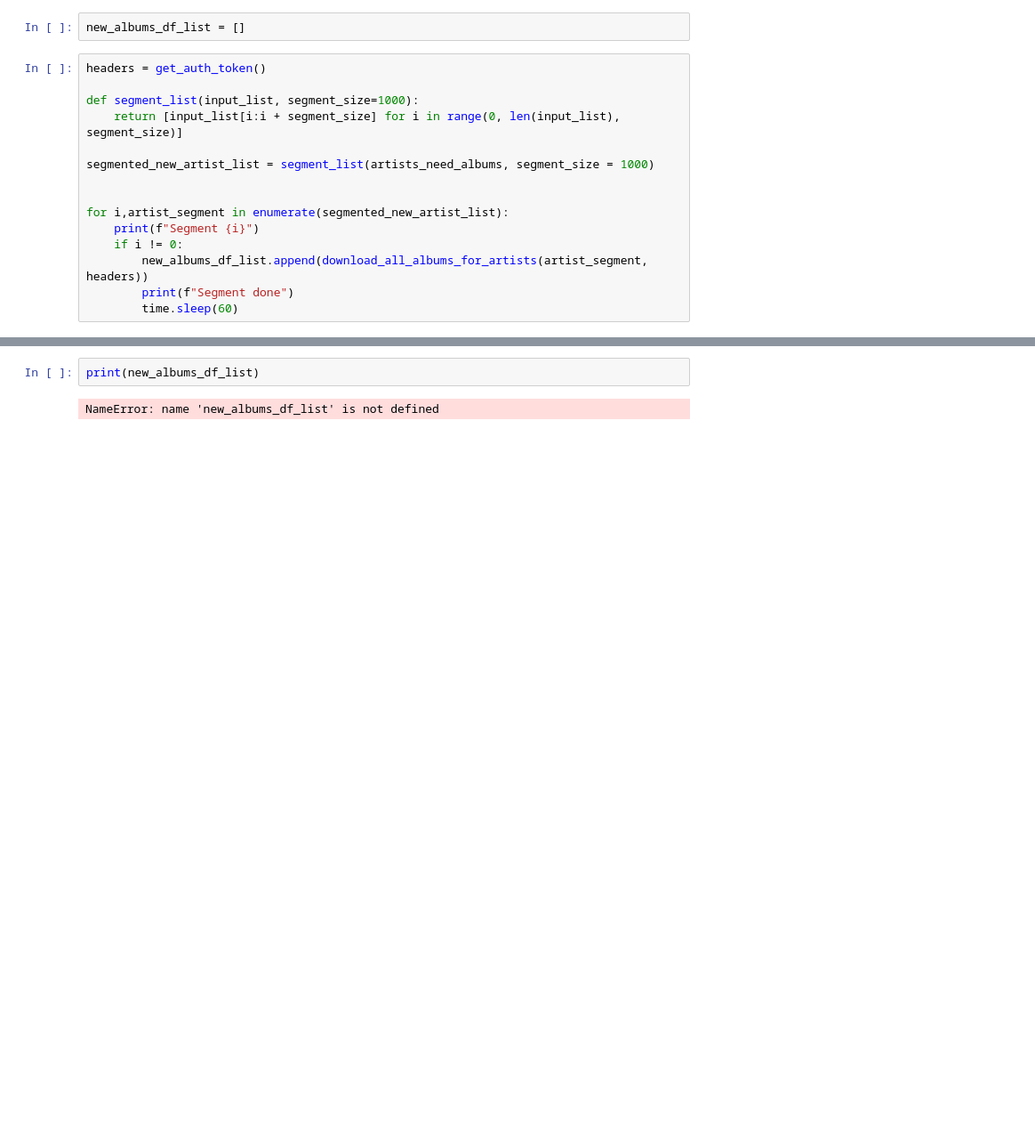
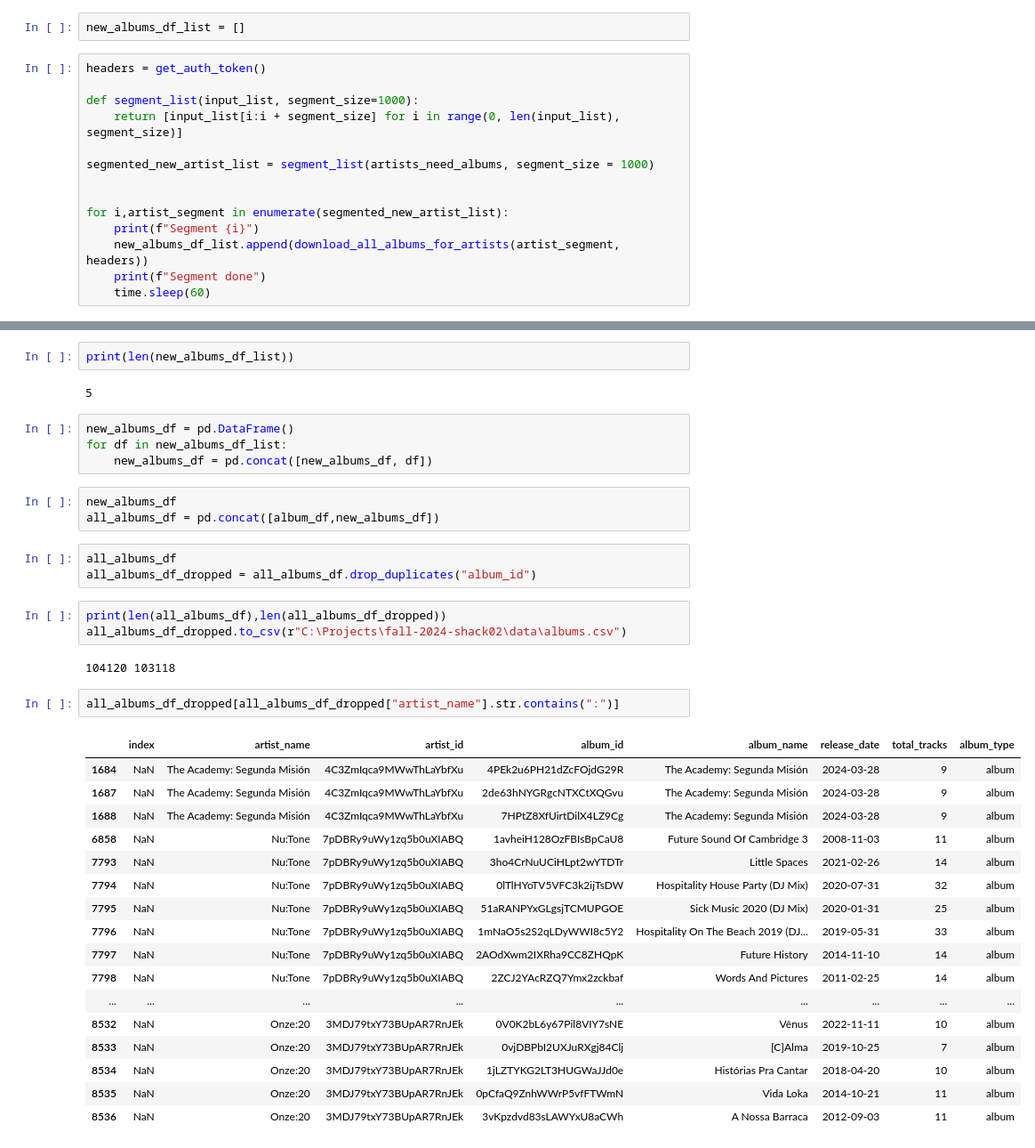
Before and after one commit to ksu-cs-projects-2024-2025/fall-2024-shack02, a Jupyter notebook: notebooks/api_process.ipynb, the cells around one changed output, grey strips where cells are left out. Shown: that part at 89% size. Cells and saved outputs as stored; diff of their text form; blank space fills up the shorter version.

Commit message:
Added more albums

```diff
--- a/notebooks/api_process.ipynb
+++ b/notebooks/api_process.ipynb
@@ -546,9 +366,8 @@ segmented_new_artist_list = segment_list(artists_need_albums, segment_size = 100
 
 for i,artist_segment in enumerate(segmented_new_artist_list):
     print(f"Segment {i}")
-    if i != 0:
-        new_albums_df_list.append(download_all_albums_for_artists(artist_segment, headers))
-        print(f"Segment done")
-        time.sleep(60)
+    new_albums_df_list.append(download_all_albums_for_artists(artist_segment, headers))
+    print(f"Segment done")
+    time.sleep(60)
 # %% [output]
 Segment 0
@@ -571,4 +391,39 @@ Rate limited. Retrying after 82604 seconds...
 # %%
-print(new_albums_df_list)
+print(len(new_albums_df_list))
 # %% [output]
-NameError: name 'new_albums_df_list' is not defined
+5
+# %%
+new_albums_df = pd.DataFrame()
+for df in new_albums_df_list:
+    new_albums_df = pd.concat([new_albums_df, df])
+# %%
+new_albums_df
+all_albums_df = pd.concat([album_df,new_albums_df])
+# %%
+all_albums_df
+all_albums_df_dropped = all_albums_df.drop_duplicates("album_id")
+# %%
+print(len(all_albums_df),len(all_albums_df_dropped))
+all_albums_df_dropped.to_csv(r"C:\Projects\fall-2024-shack02\data\albums.csv")
+# %% [output]
+104120 103118
+# %%
+all_albums_df_dropped[all_albums_df_dropped["artist_name"].str.contains(":")]
+# %% [output]
+|  | index | artist_name | artist_id | album_id | album_name | release_date | total_tracks | album_type |
+| 1684 | NaN | The Academy: Segunda Misión | 4C3ZmIqca9MWwThLaYbfXu | 4PEk2u6PH21dZcFOjdG29R | The Academy: Segunda Misión | 2024-03-28 | 9 | album |
+| 1687 | NaN | The Academy: Segunda Misión | 4C3ZmIqca9MWwThLaYbfXu | 2de63hNYGRgcNTXCtXQGvu | The Academy: Segunda Misión | 2024-03-28 | 9 | album |
+| 1688 | NaN | The Academy: Segunda Misión | 4C3ZmIqca9MWwThLaYbfXu | 7HPtZ8XfUirtDilX4LZ9Cg | The Academy: Segunda Misión | 2024-03-28 | 9 | album |
+| 6858 | NaN | Nu:Tone | 7pDBRy9uWy1zq5b0uXIABQ | 1avheiH128OzFBIsBpCaU8 | Future Sound Of Cambridge 3 | 2008-11-03 | 11 | album |
+| 7793 | NaN | Nu:Tone | 7pDBRy9uWy1zq5b0uXIABQ | 3ho4CrNuUCiHLpt2wYTDTr | Little Spaces | 2021-02-26 | 14 | album |
+| 7794 | NaN | Nu:Tone | 7pDBRy9uWy1zq5b0uXIABQ | 0lTlHYoTV5VFC3k2ijTsDW | Hospitality House Party (DJ Mix) | 2020-07-31 | 32 | album |
+| 7795 | NaN | Nu:Tone | 7pDBRy9uWy1zq5b0uXIABQ | 51aRANPYxGLgsjTCMUPGOE | Sick Music 2020 (DJ Mix) | 2020-01-31 | 25 | album |
+| 7796 | NaN | Nu:Tone | 7pDBRy9uWy1zq5b0uXIABQ | 1mNaO5s2S2qLDyWWI8c5Y2 | Hospitality On The Beach 2019 (DJ... | 2019-05-31 | 33 | album |
+| 7797 | NaN | Nu:Tone | 7pDBRy9uWy1zq5b0uXIABQ | 2AOdXwm2IXRha9CC8ZHQpK | Future History | 2014-11-10 | 14 | album |
+| 7798 | NaN | Nu:Tone | 7pDBRy9uWy1zq5b0uXIABQ | 2ZCJ2YAcRZQ7Ymx2zckbaf | Words And Pictures | 2011-02-25 | 14 | album |
+| ... | ... | ... | ... | ... | ... | ... | ... | ... |
+| 8532 | NaN | Onze:20 | 3MDJ79txY73BUpAR7RnJEk | 0V0K2bL6y67Pil8VIY7sNE | Vênus | 2022-11-11 | 10 | album |
+| 8533 | NaN | Onze:20 | 3MDJ79txY73BUpAR7RnJEk | 0vjDBPbI2UXJuRXgj84Clj | [C]Alma | 2019-10-25 | 7 | album |
+| 8534 | NaN | Onze:20 | 3MDJ79txY73BUpAR7RnJEk | 1jLZTYKG2LT3HUGWaJJd0e | Histórias Pra Cantar | 2018-04-20 | 10 | album |
+| 8535 | NaN | Onze:20 | 3MDJ79txY73BUpAR7RnJEk | 0pCfaQ9ZnhWWrP5vfFTWmN | Vida Loka | 2014-10-21 | 11 | album |
+| 8536 | NaN | Onze:20 | 3MDJ79txY73BUpAR7RnJEk | 3vKpzdvd83sLAWYxU8aCWh | A Nossa Barraca | 2012-09-03 | 11 | album |
```
Also changed, not shown: parts of 14 cells of this notebook, 2 other files.
